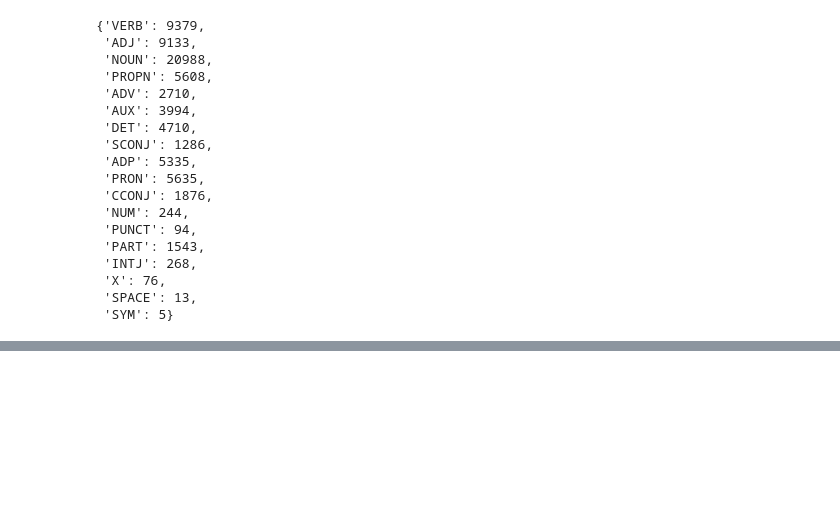
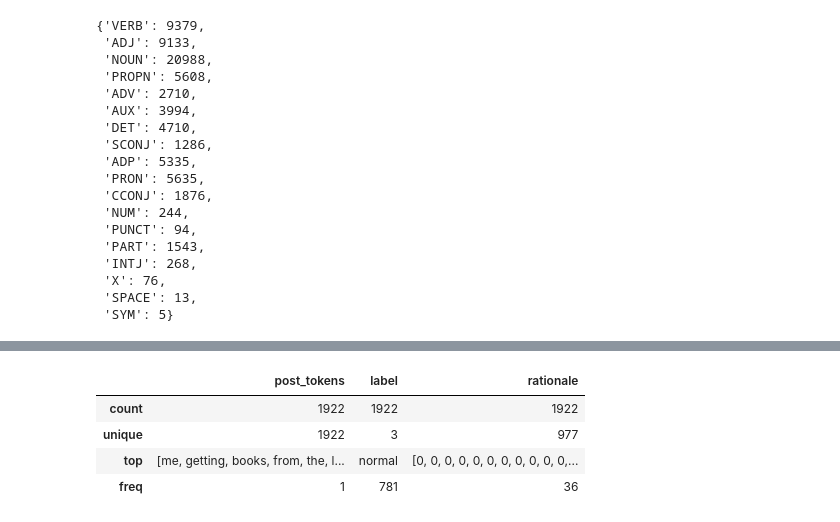
Before and after one commit to Kihansi95/ExplanationPairSentencesTasks, a Jupyter notebook: notebooks/2022-07-27 HateXplain.ipynb, the cells around one changed output, grey strips where cells are left out. Cells and saved outputs as stored; diff of their text form; code cells hidden in the pictures; blank space fills up the shorter version.

```diff
--- a/notebooks/2022-07-27 HateXplain.ipynb
+++ b/notebooks/2022-07-27 HateXplain.ipynb
@@ -480,0 +517,8 @@ cnt_pos
+# %%
+val_set.data.describe()
+# %% [output]
+|  | post_tokens | label | rationale |
+| count | 1922 | 1922 | 1922 |
+| unique | 1922 | 3 | 977 |
+| top | [me, getting, books, from, the, l... | normal | [0, 0, 0, 0, 0, 0, 0, 0, 0, 0, 0,... |
+| freq | 1 | 781 | 36 |
```
Also changed, not shown: parts of 10 cells of this notebook, 14 other files.
